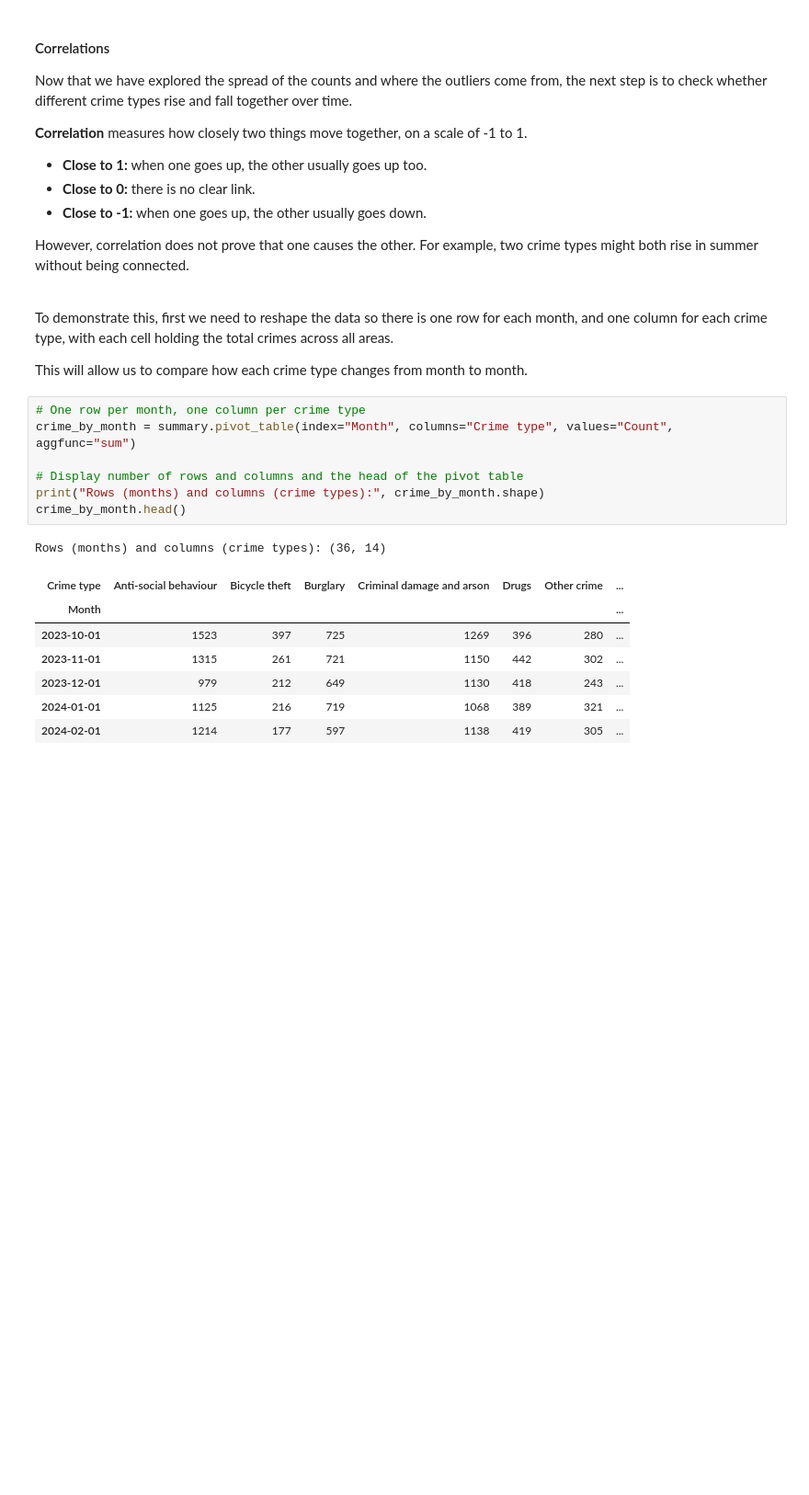
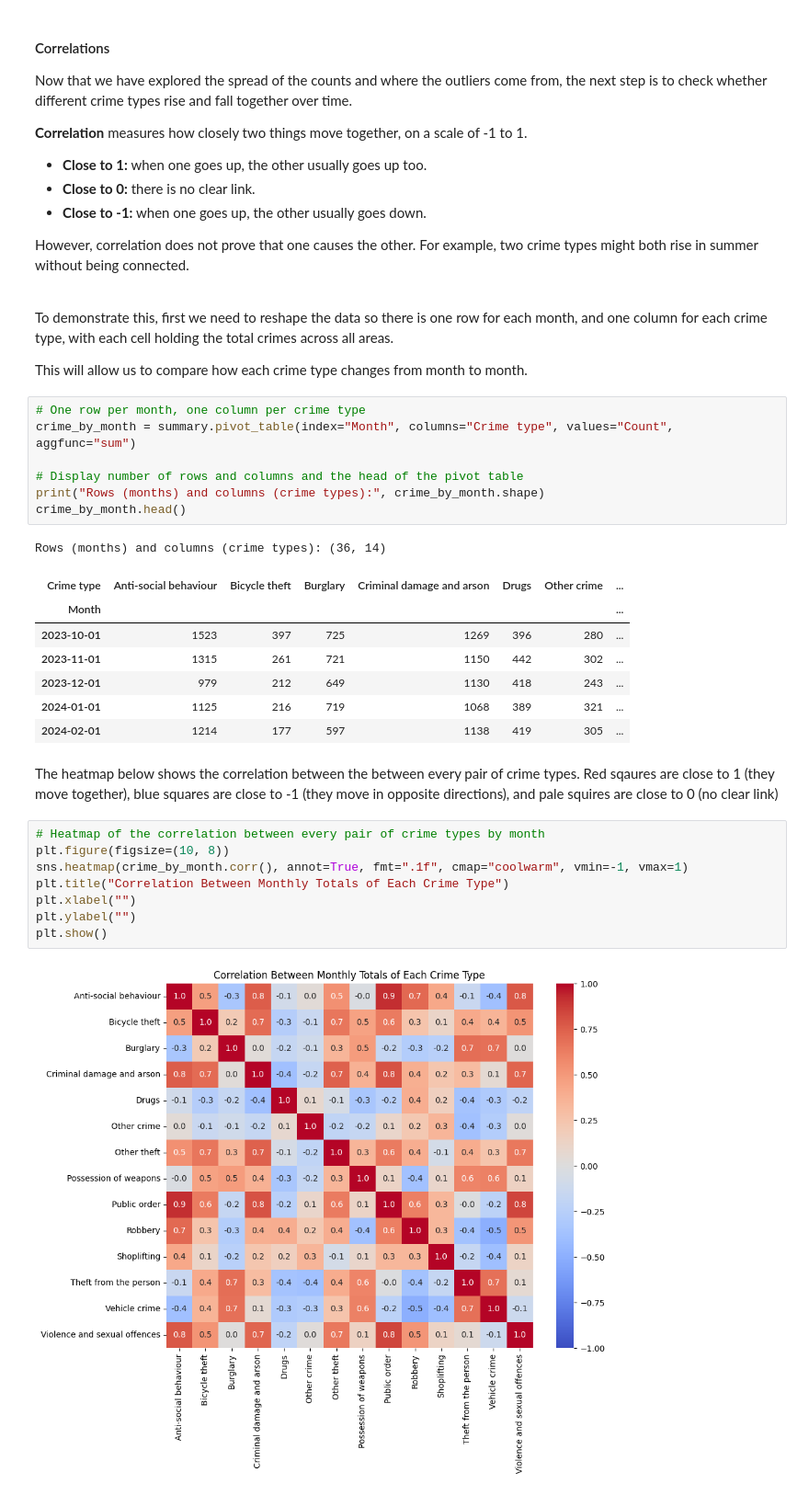
Before and after one commit to danb160/thames-valley-crime-insights, a Jupyter notebook: jupyter_notebooks/02_EDA.ipynb, the cells around one changed output. Shown at 92% size. Drawn from its saved outputs; the diff is of its cells as text; blank space fills up the shorter version.

Commit message:
Add correlation heatmap and section 2 findings

```diff
--- a/jupyter_notebooks/02_EDA.ipynb
+++ b/jupyter_notebooks/02_EDA.ipynb
@@ -424,3 +424,15 @@ Rows (months) and columns (crime types): (36, 14)
 | 2023-12-01 | 979 | 212 | 649 | 1130 | 418 | 243 | ... |
 | 2024-01-01 | 1125 | 216 | 719 | 1068 | 389 | 321 | ... |
 | 2024-02-01 | 1214 | 177 | 597 | 1138 | 419 | 305 | ... |
+# %% [markdown]
+The heatmap below shows the correlation between the between every pair of crime types. Red sqaures are close to 1 (they move together), blue squares are close to -1 (they move in opposite directions), and pale squires are close to 0 (no clear link)
+# %%
+# Heatmap of the correlation between every pair of crime types by month
+plt.figure(figsize=(10, 8))
+sns.heatmap(crime_by_month.corr(), annot=True, fmt=".1f", cmap="coolwarm", vmin=-1, vmax=1)
+plt.title("Correlation Between Monthly Totals of Each Crime Type")
+plt.xlabel("")
+plt.ylabel("")
+plt.show()
+# %% [output]
+[figure, added]
```
Also changed, not shown: parts of 2 cells of this notebook.
